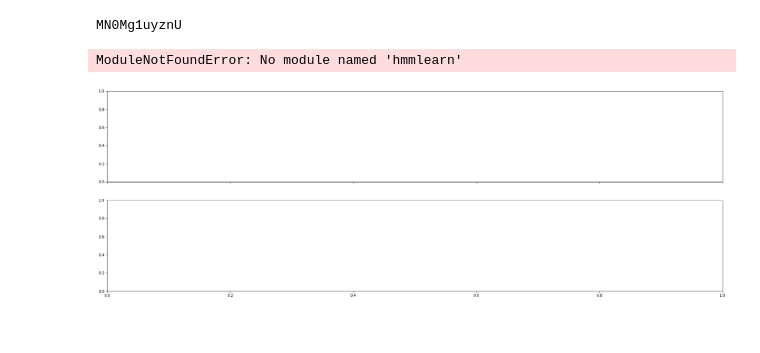
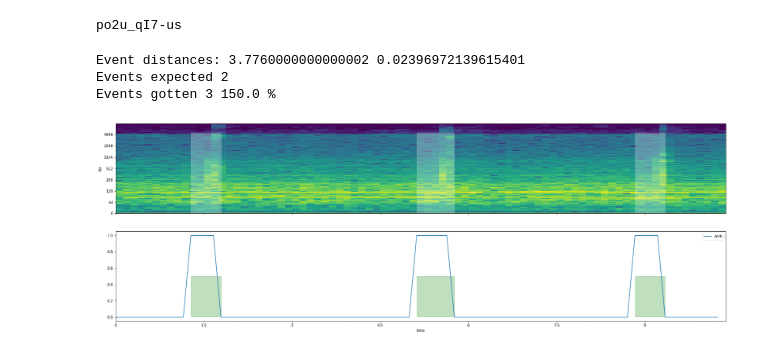
Before and after one commit to jonnor/brewing-audio-event-detection, a Jupyter notebook: notebooks/Labeling.ipynb, the cells around one changed output. Drawn from its saved outputs; the diff is of its cells as text; code cells hidden in the pictures.

Commit message:
data: Label 3 more

```diff
--- a/notebooks/Labeling.ipynb
+++ b/notebooks/Labeling.ipynb
@@ -81,6 +86,26 @@ def find_events(data, n_mixtures = 2, random_state = 1, n_states = 2):
     })
     return out
 # %%
+
+def join_events(series):
+    # starts at the first 1
+    # ends at the next 0
+    pos = series[series == 1]
+    ends = []
+    starts = []
+    for s_idx, s_val in pos.iteritems():
+        ff = series.loc[s_idx:].head(2)
+        if len(ff) == 2:
+            end = ff.index[1]
+            #print(s_idx, end)
+            ends.append(end)
+            starts.append(s_idx)
+
+    df = pandas.DataFrame({
+        'start': starts,
+        'end': ends,
+    })
+    return df
 
 def label_audio(audio,
     window_length=0.256/2, sr=16000, plot=True,
@@ -134,7 +159,9 @@ def label_audio(audio,
     sparse, dense = utils.mark_onoff(series, on_threshold=on_threshold, off_threshold=off_threshold)
     sparse
 
-    lab = utils.join_events(sparse)
+    #sparse.loc[0.0] = 0
+    sparse = sparse.sort_index()
+    lab = join_events(sparse)
     lab['annotation'] = 'p'
     lab
 
@@ -165,39 +192,40 @@ def evaluate(audio, sr, sparse):
     duration = len(audio)/sr
     expected = math.floor(duration / distances.median())
     print('Event distances:', distances.mean(), distances.std()/distances.mean() )
     print('Events expected', expected)
     print('Events gotten', len(distances), (len(distances)/expected)*100, '%')
 
 def label_section(audio, section_id, sr=16000):
 
 
 
     labels, sparse, fig = label_audio(audio, sr=sr)
 
     evaluate(audio=audio, sr=sr, sparse=sparse)
 
     fig.savefig(f"labels.{section_id}.png", bbox_inches='tight', pad_inches=0)
 
     brewaed.labels.write(labels, f'labels.{section_id}.txt')
 
 
-for idx, row in files.iterrows():
-
+for idx, row in files.iloc[3+5:].iterrows():
     # Load audio
     sr = 16000
 
     section_id = idx
     print(section_id)
 
     librosa.get_duration(filename=row.path)
 
-    audio, sr = librosa.load(row.path, offset=0, duration=1*60, sr=sr)
+    audio, sr = librosa.load(row.path, offset=10.0, duration=1*60, sr=sr)
 
     label_section(audio, section_id, sr=sr)
 # %% [output]
-MN0Mg1uyznU
+po2u_qI7-us
-ModuleNotFoundError: No module named 'hmmlearn'
+Event distances: 3.7760000000000002 0.02396972139615401
+Events expected 2
+Events gotten 3 150.0 %
-[figure, old version]
+[figure, new version]
 # %%
 label_dir = os.path.join(data_dir, 'labels')
 
```
Also changed, not shown: parts of 1 cell of this notebook, 6 other files.
